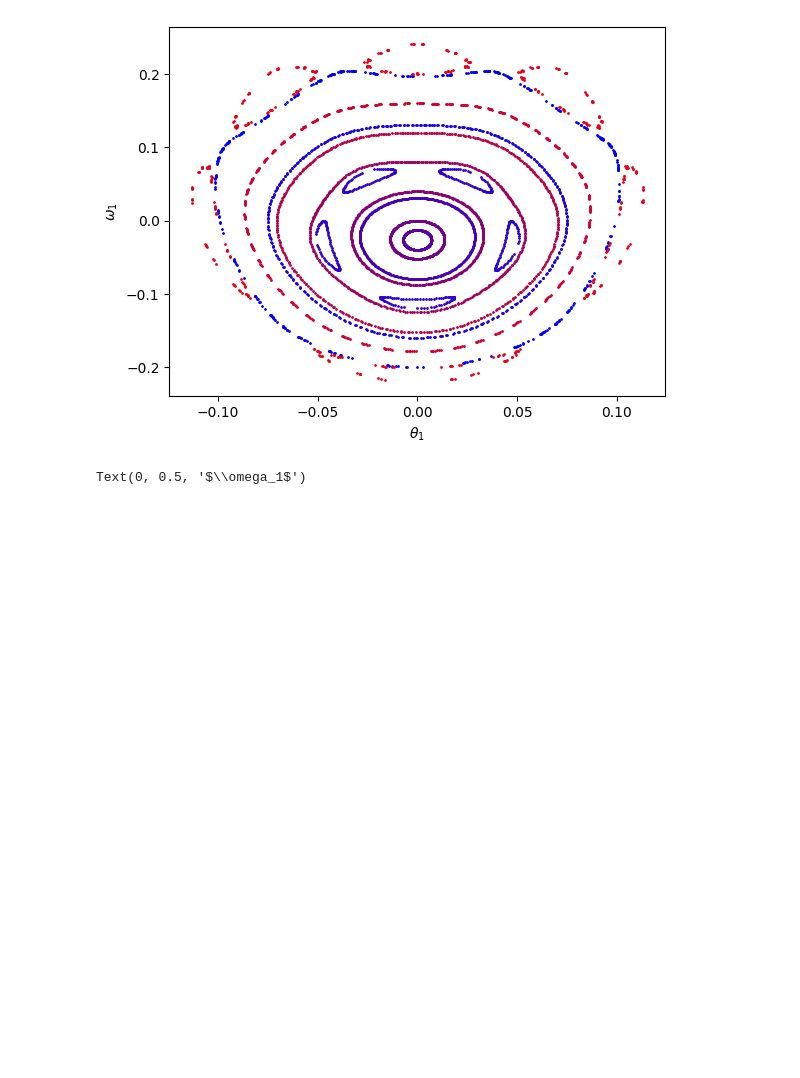
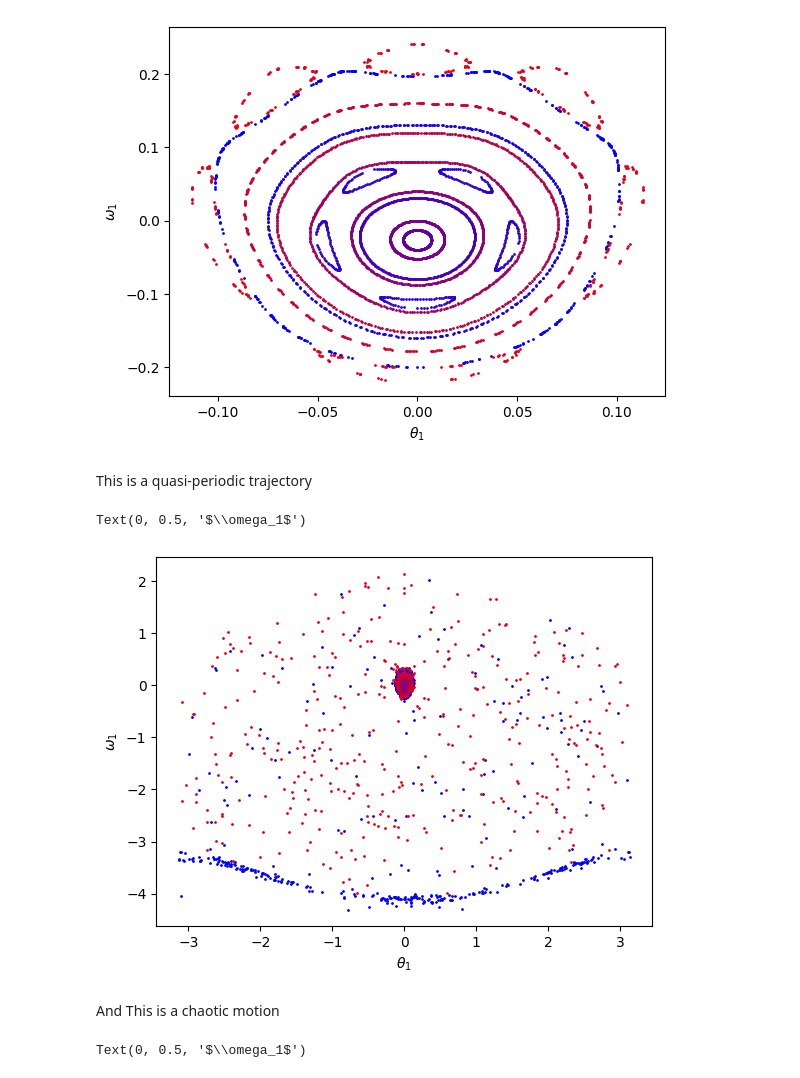
Before and after one commit to MickeyOSK139/MyPersonalWorks, a Jupyter notebook: Phys111Prob6.ipynb, the cells around one changed output. Cells and saved outputs as stored; diff of their text form; code cells hidden in the pictures; blank space fills up the shorter version.

```diff
--- a/Phys111Prob6.ipynb
+++ b/Phys111Prob6.ipynb
@@ -76,6 +76,30 @@ phplot.set_ylabel(r'$\omega_1$')
 # %% [output]
 Text(0, 0.5, '$\\omega_1$')
 [figure]
+# %% [markdown]
+This is a quasi-periodic trajectory
+# %%
+Nout = 400
+t = np.linspace(0, 4*np.pi*Nout, Nout+1)
+N = 11
+L = 1
+o0 = np.sqrt(1*9.8/L)
+omegalist = np.linspace (-0.3, 0.3, N)
+phplot = plt.subplot(1,1,1)
+for i in range (N):
+    z0 = [0,omegalist[i],0]
+    z = odeint(model_2,z0,t, args=(L, o0))
+    Nout = len(t)
+    x = z[:,0]
+    y = z[:,1]
+    phplot.scatter((x+np.pi)%(2*np.pi)-np.pi,y, c = [i/N, 0, (1-i/N)], s=1)
+phplot.set_xlabel(r'$\theta_1$')
+phplot.set_ylabel(r'$\omega_1$')
+# %% [output]
+Text(0, 0.5, '$\\omega_1$')
+[figure, added]
+# %% [markdown]
+And This is a chaotic motion
 # %%
 
 
```
Also changed, not shown: parts of 4 cells of this notebook.
